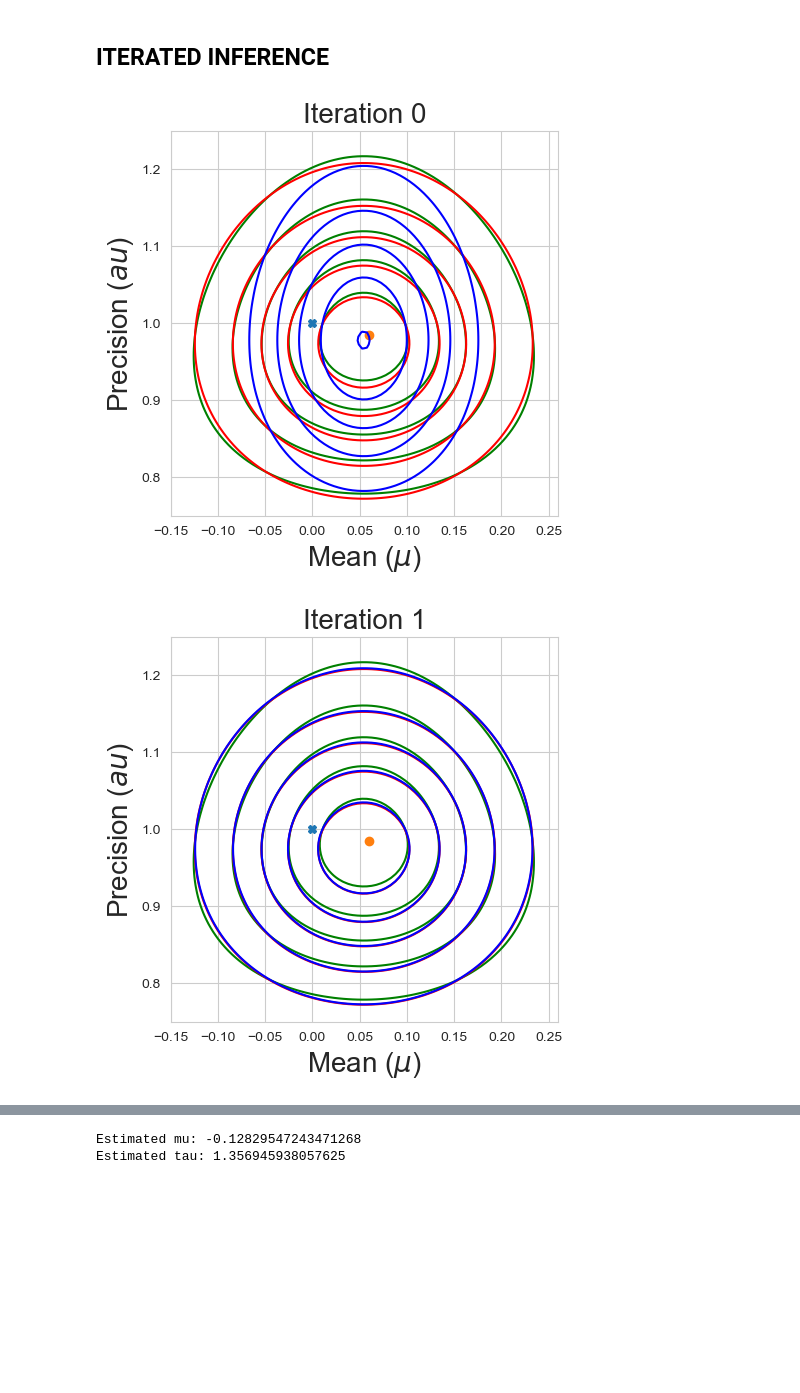
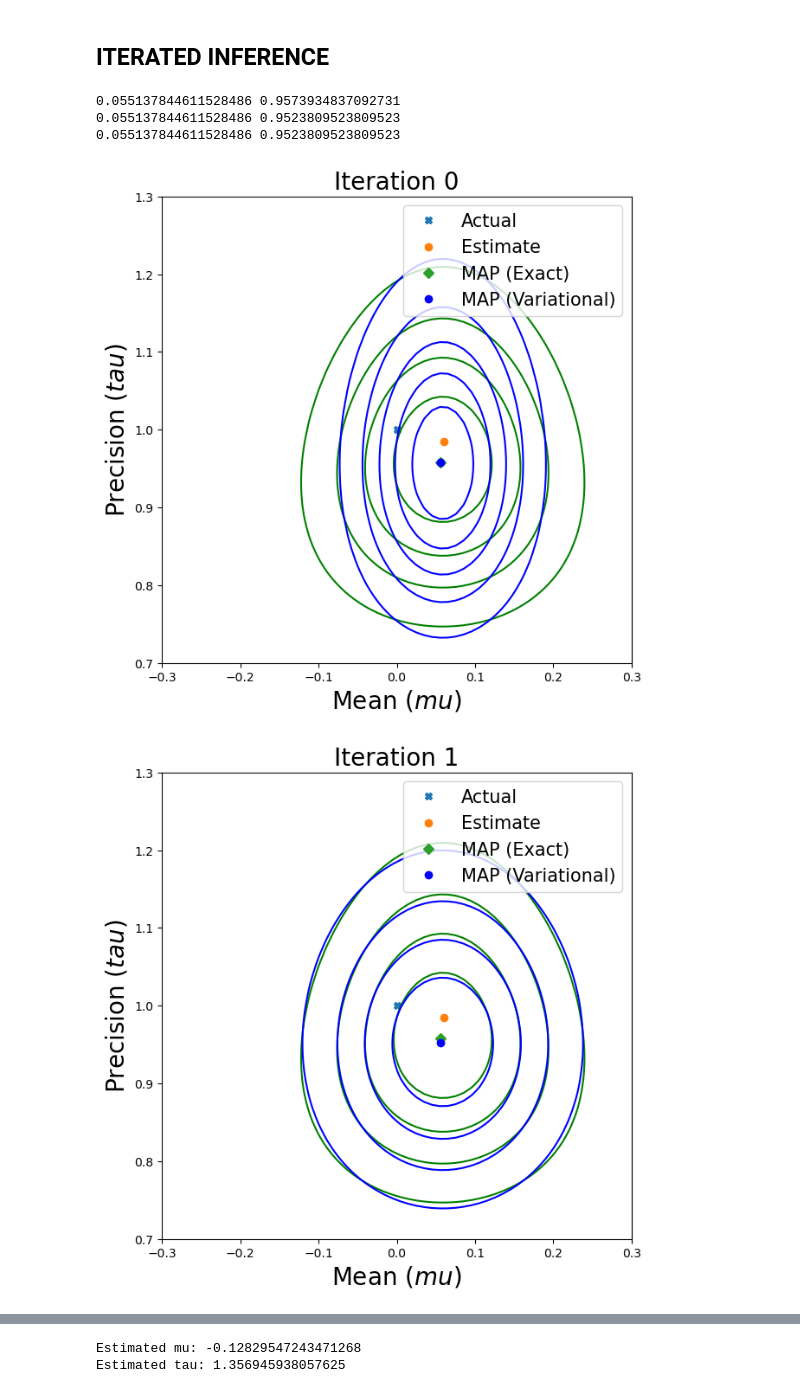
Before and after one commit to Davidjames9610/ubm, a Jupyter notebook: tuts/gaussian/tut-1-gaussain-vi.ipynb, the cells around one changed output, grey strips where cells are left out. Cells and saved outputs as stored; diff of their text form; code cells hidden in the pictures; blank space fills up the shorter version.

```diff
--- a/tuts/gaussian/tut-1-gaussain-vi.ipynb
+++ b/tuts/gaussian/tut-1-gaussain-vi.ipynb
@@ -13,15 +13,15 @@ MEAN = 0.0
 PRECISION = 1.0
 N = 100
 MU_0 = 0.0
-BETA_0 = 10.0
-A_0 = 20
-B_0 = 20
+BETA_0 = 2
+A_0 = 5
+B_0 = 6
 TOLERANCE = 1e-4 # tolerance for iterative example
 # %% [markdown]
 Plot the data against the prior, notice that prior does not exactly line up with the data
 # %%
 # Generate Interpolation Grid:
-mus = np.linspace(-1, 1, 400)
+mus = np.linspace(-2, 2, 400)
 taus = np.linspace(0, 2, 400)
 
 # Now we can compute the probabilities:
@@ -39,11 +39,11 @@ Z_mu_p, Z_tau_p = mus[Z_mu_p], taus[Z_tau_p]
 # Now Plot
 plt.figure(figsize=[7,7])
 plt.title('prior')
-plt.plot(MEAN, PRECISION, 'X', label='Actual', markersize=3)
+plt.plot(MEAN, PRECISION, 'X', label='Actual', markersize=5)
 plt.contour(*np.meshgrid(mus, taus), Z_Prior.T, levels=5, colors=['green'])
-plt.plot(Z_mu_p, Z_tau_p, 'D', label='Prior',  markersize=3)
-# plt.xlim([-0.15, 0.26])
-# plt.ylim([0.75, 1.25])
+plt.plot(Z_mu_p, Z_tau_p, 'D', label='Prior',  markersize=5, c='g')
+plt.xlim([-2, 2])
+plt.ylim([0, 2])
 plt.xlabel('Mean (mu)', fontsize=20)
 plt.ylabel('Precision (tau)', fontsize=20)
 _ = plt.legend(fontsize=20)
@@ -174,38 +171,48 @@ while np.isnan(E_tau_prev) or np.abs(E_tau - E_tau_prev) > TOLERANCE and iterati
     # Step A.1
     mu_N = (BETA_0 * MU_0 + N * X.mean())/(BETA_0 + N)
     beta_N = (BETA_0 + N) * E_tau
     # Step A.2
     E_mu = mu_N
     E_mu2 = beta_N ** -1  + E_mu ** 2
 
     # Step B.1
     a_N = A_0 + (N+1)/2
     b_N = B_0 + 0.5 * (np.square(X) - 2 * E_mu * X + E_mu2).sum() + 0.5 * BETA_0 * (E_mu2 - 2 * E_mu * MU_0 + MU_0**2)
     # Step B.2
     E_tau_prev = E_tau
     E_tau = a_N/b_N
 
     # Now Compute
     #  We will use the same intepolation grid as before: also, since now neither Mu_N nor Beta_N depend on tau directly, we
     #  can compute all at one go:
     pTau = gamma(a=a_N, loc=0, scale=1/b_N)
     pMu = norm(loc=mu_N, scale=1/np.sqrt(beta_N))
     Z_IVI = np.outer(pMu.pdf(mus), pTau.pdf(taus))
 
+    Z_mu_vi, Z_tau_vi = np.unravel_index(np.argmax(Z_IVI), Z_IVI.shape)
+    Z_mu_vi, Z_tau_vi = mus[Z_mu_vi], taus[Z_tau_vi]
+    print(Z_mu_vi, Z_tau_vi)
+
     # Now Plot
-    plt.figure(figsize=[5,5])
+    plt.figure(figsize=[7,7])
     plt.plot(MEAN, PRECISION, 'X', label='Actual')
     plt.plot(X.mean(), 1/X.var(), 'o', label='Estimate')
+    plt.plot(Z_mu_e, Z_tau_e, 'D', label='MAP (Exact)')
+    plt.plot(Z_mu_vi, Z_tau_vi, 'o', label='MAP (Variational)', c='b')
     plt.contour(*np.meshgrid(mus, taus), Z_Exact.T, levels=5, colors=['green'])
-    plt.contour(*np.meshgrid(mus, taus), Z_EVI.T, levels=5, colors=['red'])
+    # plt.contour(*np.meshgrid(mus, taus), Z_EVI.T, levels=5, colors=['red'])
     plt.contour(*np.meshgrid(mus, taus), Z_IVI.T, levels=5, colors=['blue'])
-    plt.xlim([-0.15, 0.26])
-    plt.ylim([0.75, 1.25])
+    plt.xlim([-0.3, 0.3])
+    plt.ylim([0.70, 1.3])
     plt.title('Iteration {}'.format(iterations), fontsize=20)
-    plt.xlabel('Mean ($\mu$)', fontsize=20)
-    _ = plt.ylabel('Precision ($\tau$)', fontsize=20)
+    plt.xlabel('Mean ($mu$)', fontsize=20)
+    _ = plt.ylabel('Precision ($tau$)', fontsize=20)
+    _ = plt.legend(fontsize=15)
 
     iterations += 1
 # %% [output]
+0.055137844611528486 0.9573934837092731
+0.055137844611528486 0.9523809523809523
+0.055137844611528486 0.9523809523809523
-[figure, old version]
+[figure, new version]
-[figure, old version]
+[figure, new version]
```
Also changed, not shown: parts of 12 cells of this notebook, 20 other files.
